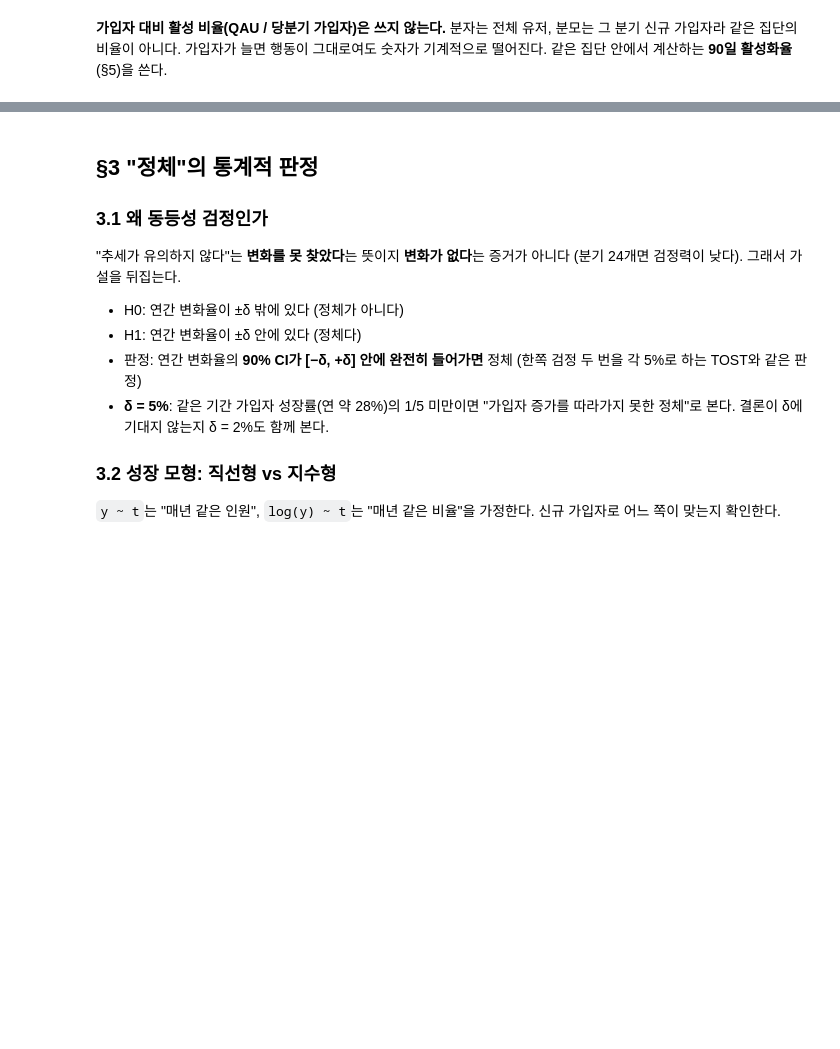
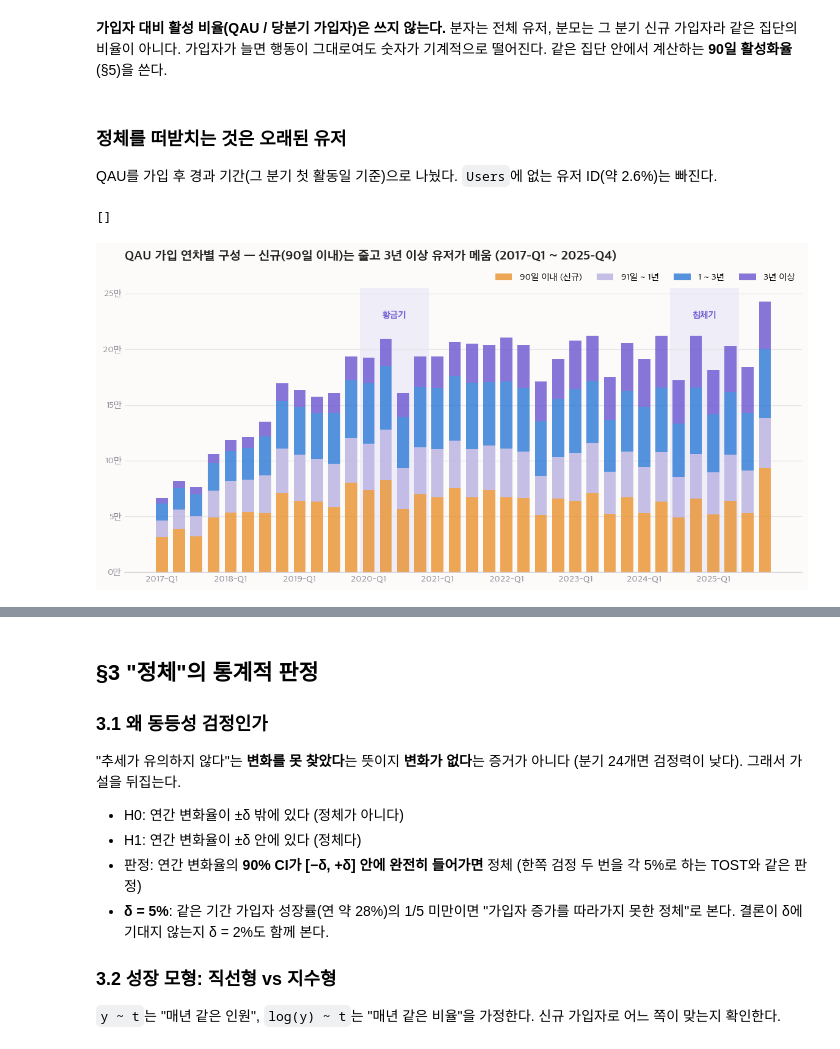
Before and after one commit to HyeonB123/kaggle-growth-diagnosis, a Jupyter notebook: notebooks/01_problem_definition.ipynb, the cells around one changed output, grey strips where cells are left out. Drawn from its saved outputs; the diff is of its cells as text; code cells hidden in the pictures; blank space fills up the shorter version.

```diff
--- a/notebooks/01_problem_definition.ipynb
+++ b/notebooks/01_problem_definition.ipynb
@@ -112,3 +112,28 @@ comp.style.format({c: "{:,.0f}" for c in comp.columns[:3]} | {"배수 (침체/
 | └ 팀 합류만 | 126,800 | 137,924 | 112,958 | 0.82 |
 # %% [markdown]
 **가입자 대비 활성 비율(QAU / 당분기 가입자)은 쓰지 않는다.** 분자는 전체 유저, 분모는 그 분기 신규 가입자라 같은 집단의 비율이 아니다. 가입자가 늘면 행동이 그대로여도 숫자가 기계적으로 떨어진다. 같은 집단 안에서 계산하는 **90일 활성화율**(§5)을 쓴다.
+# %% [markdown]
+### 정체를 떠받치는 것은 오래된 유저
+
+QAU를 가입 후 경과 기간(그 분기 첫 활동일 기준)으로 나눴다. `Users`에 없는 유저 ID(약 2.6%)는 빠진다.
+# %%
+ten = pd.read_parquet(processed("qau_by_tenure")).set_index("q")
+groups = [("tenure_90d", "90일 이내 (신규)", vs.ORANGE), ("tenure_1y", "91일 ~ 1년", vs.LAVENDER),
+          ("tenure_1_3y", "1 ~ 3년", vs.BLUE), ("tenure_3y_plus", "3년 이상", vs.PURPLE)]
+tx = np.arange(len(ten)); tlab = ten.index.tolist()
+fig, ax = plt.subplots(figsize=(13, 5.5))
+vs.shade(ax, tlab.index("2020-Q1"), tlab.index("2020-Q4"), label="황금기")
+vs.shade(ax, tlab.index("2024-Q3"), tlab.index("2025-Q2"), label="침체기")
+bottom = np.zeros(len(ten))
+for col, name, color in groups:
+    ax.bar(tx, ten[col], bottom=bottom, color=color, alpha=0.8, width=0.7, label=name)
+    bottom += ten[col].values
+vs.yfmt(ax, lambda v: f"{v/1e4:.0f}만")
+ax.set_xticks(tx[::4]); ax.set_xticklabels(tlab[::4])
+ax.set_title("QAU 가입 연차별 구성 — 신규(90일 이내)는 줄고 3년 이상 유저가 메움 (2017-Q1 ~ 2025-Q4)", loc="left", fontweight="bold")
+vs.legend_top_right(ax)
+fig.savefig(f"{FIG}/01_qau_by_tenure.png", dpi=120, bbox_inches="tight")
+print(vs.check_overlaps(fig))
+# %% [output]
+[]
+[figure, added]
```
Also changed, not shown: parts of 4 cells of this notebook, 4 other files.
